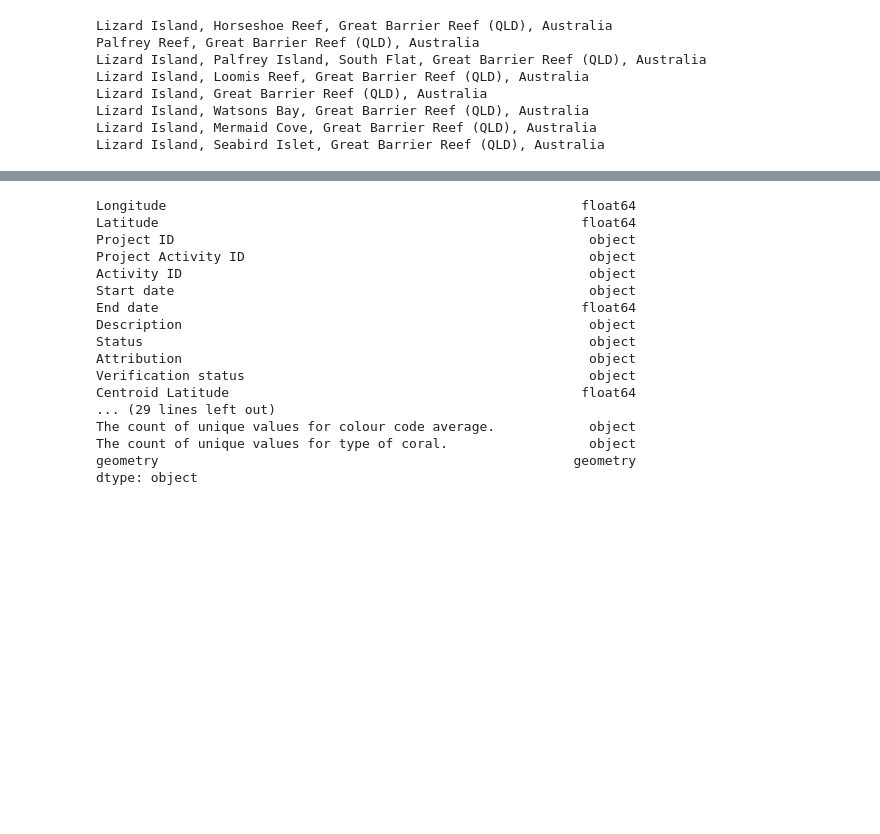
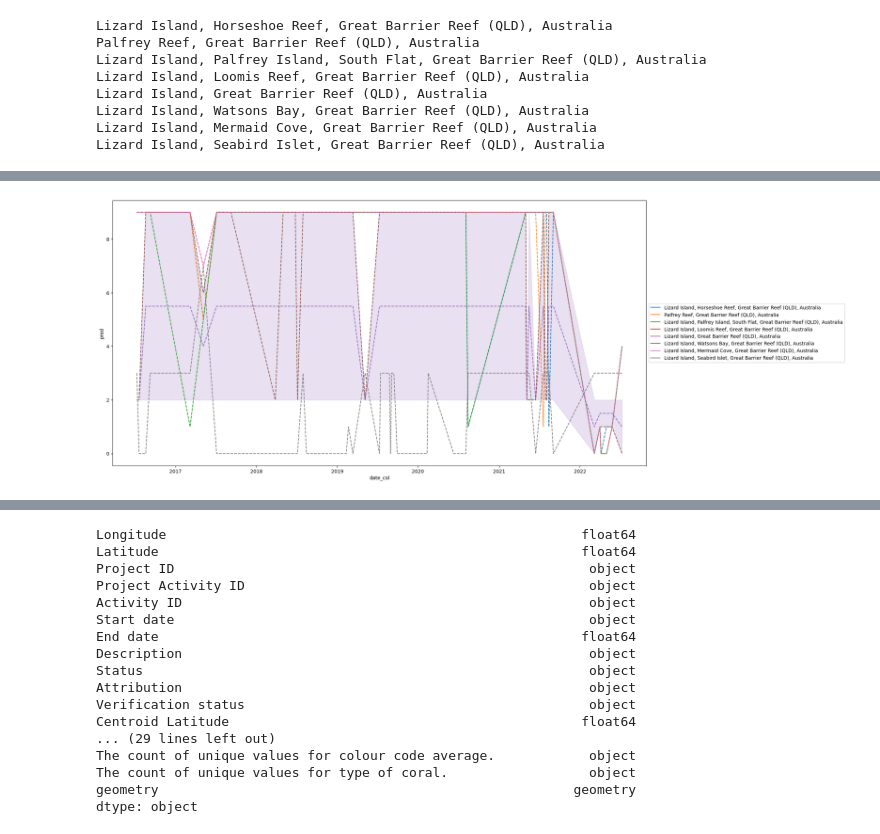
Before and after one commit to z-alzayer/ShallowLearn, a Jupyter notebook: Notebooks/coral_watch.ipynb, the cells around one changed output, grey strips where cells are left out. Saved outputs shown, nothing was run; the diff lists cells and outputs as text; code cells hidden in the pictures; blank space fills up the shorter version.

```diff
--- a/Notebooks/coral_watch.ipynb
+++ b/Notebooks/coral_watch.ipynb
@@ -333,0 +356,7 @@ plt.show()
+# %%
+import joblib
+loaded_pipeline = joblib.load('/home/ziad/Documents/Github/ShallowLearn/Models/pipeline.pkl')
+# %%
+X_train = full_df_copy.select_dtypes(include=['uint16'])
+# %%
+pred = loaded_pipeline.predict(X_train)
@@ -333,0 +367,2 @@ plt.show()
+# %%
+full_df_copy['pred'] = pred
@@ -333,0 +377,6 @@ plt.show()
+# %%
+fig, ax = plt.subplots(figsize=(20,10))
+scatterplot = sns.lineplot(x='date_col', y='pred', hue ='Site Name', data=full_df_copy, ax = ax, legend='full', linestyle='dashed', dashes=(1, 1))
+legend = scatterplot.legend(loc='center left', bbox_to_anchor=(1, 0.5))
+# %% [output]
+[figure, added]
```
Also changed, not shown: parts of 48 cells of this notebook, 13 other files.
